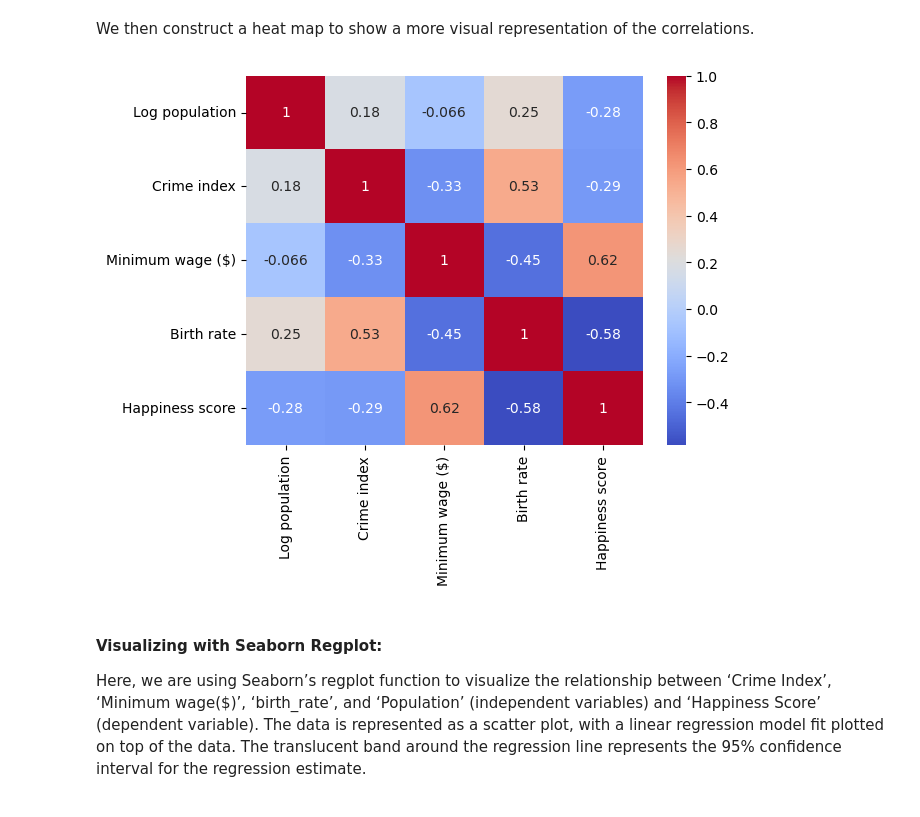
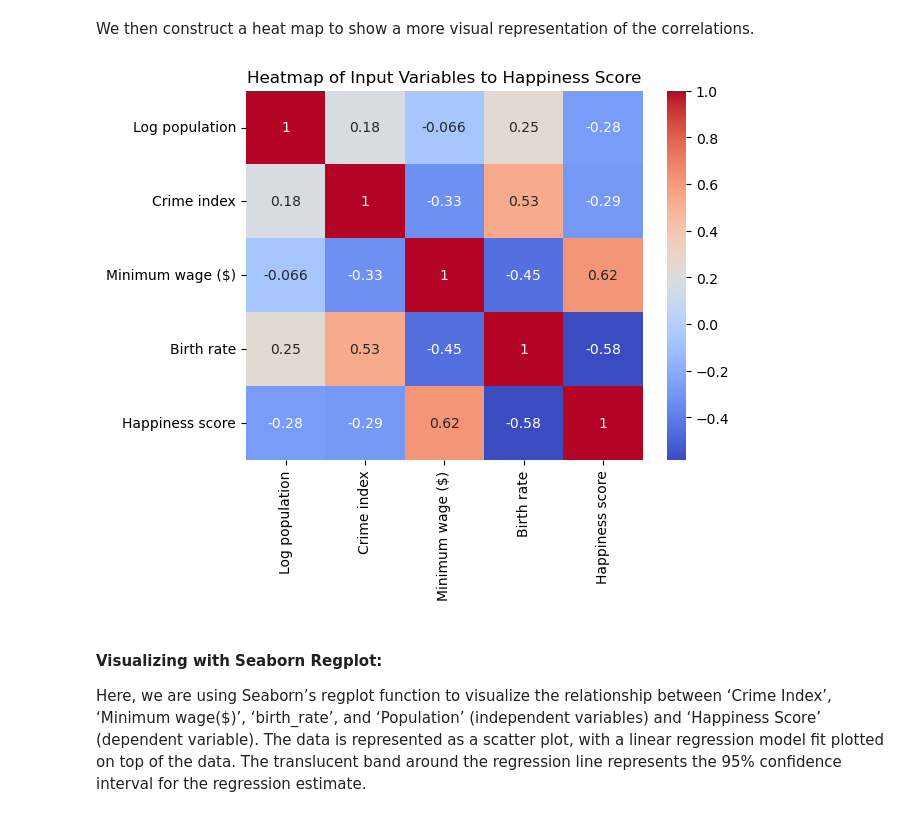
Before and after one commit to yixuanzhou1221/info2950, a Jupyter notebook: Phase 5/Phase5 2.ipynb, the cells around one changed output. Cells and saved outputs as stored; diff of their text form; code cells hidden in the pictures.

```diff
--- a/Phase 5/Phase5 2.ipynb
+++ b/Phase 5/Phase5 2.ipynb
@@ -446,9 +448,11 @@ correlation
 We then construct a heat map to show a more visual representation of the correlations.
 # %%
 sns.heatmap(correlation, annot=True, cmap='coolwarm')
+# plt.xticks(rotation = 45)
+plt.title("Heatmap of Input Variables to Happiness Score")
 plt.show()
 # %% [output]
-[figure, old version]
+[figure, new version]
 # %% [markdown]
 #### Visualizing with Seaborn Regplot:
 Here, we are using Seaborn’s regplot function to visualize the relationship between ‘Crime Index’, ‘Minimum wage($)’, ‘birth_rate’, and ‘Population’ (independent variables) and ‘Happiness Score’ (dependent variable). The data is represented as a scatter plot, with a linear regression model fit plotted on top of the data. The translucent band around the regression line represents the 95% confidence interval for the regression estimate.
```
Also changed, not shown: parts of 3 cells of this notebook.
